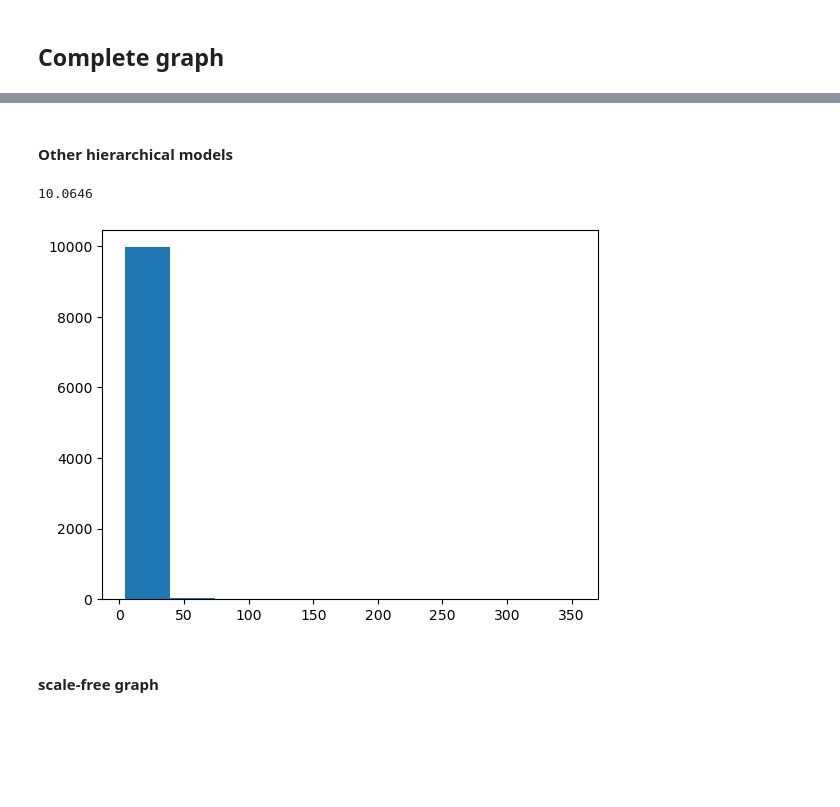
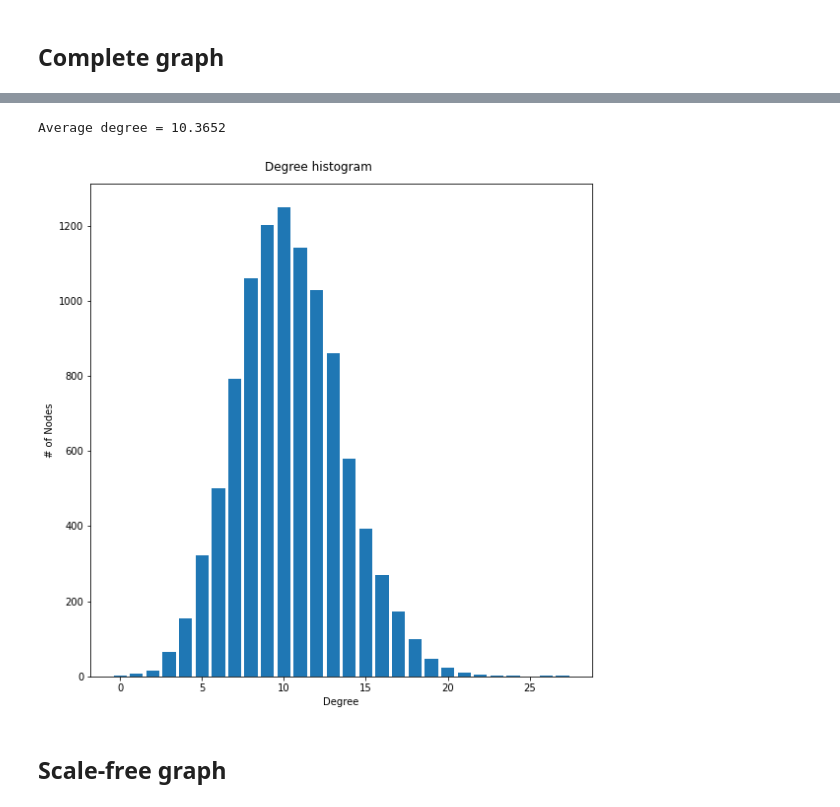
Before and after one commit to aaleta/C72h-whiteworms, a Jupyter notebook: notebooks/generate_networks.ipynb, the cells around one changed output, grey strips where cells are left out. Drawn from its saved outputs; the diff is of its cells as text; code cells hidden in the pictures; blank space fills up the shorter version.

```diff
--- a/notebooks/generate_networks.ipynb
+++ b/notebooks/generate_networks.ipynb
@@ -83,21 +78,18 @@ nx.write_edgelist(SBM, outfile)
-# %% [markdown]
-#### Other hierarchical models
-# %%
-ncom = 9
-n = 10000
-tau1 = 4.2
-tau2 = 2.
-mu = 0.2
-average_degree = 10
-random.seed(42)
-LFR = nx.LFR_benchmark_graph(n, tau1, tau2, mu, average_degree)
-LFR.remove_edges_from(nx.selfloop_edges(LFR))
-# %%
-# check the mean degree
-degrees = [j for (i,j) in LFR.degree]
-print (np.mean(degrees))
-plt.hist(degrees)
-plt.show()
-# %% [output]
-10.0646
-[figure, removed]
+# %%
+degree_sequence = sorted((d for n, d in SBM.degree()), reverse=True)
+
+print(f'Average degree = {np.mean(degree_sequence)}')
+
+fig = plt.figure("Degree of a hierarchical SBM", figsize=(8, 8))
+plt.bar(*np.unique(degree_sequence, return_counts=True))
+plt.suptitle("Degree histogram")
+plt.xlabel("Degree")
+plt.ylabel("# of Nodes")
+
+fig.tight_layout()
+plt.show()
+# %% [output]
+Average degree = 10.3652
+[figure, added]
+# %% [markdown]
+## Scale-free graph
@@ -110,2 +103,0 @@ nx.write_edgelist(LFR, outfile)
-# %% [markdown]
-#### scale-free graph
```
Also changed, not shown: parts of 18 cells of this notebook, 9 other files.
